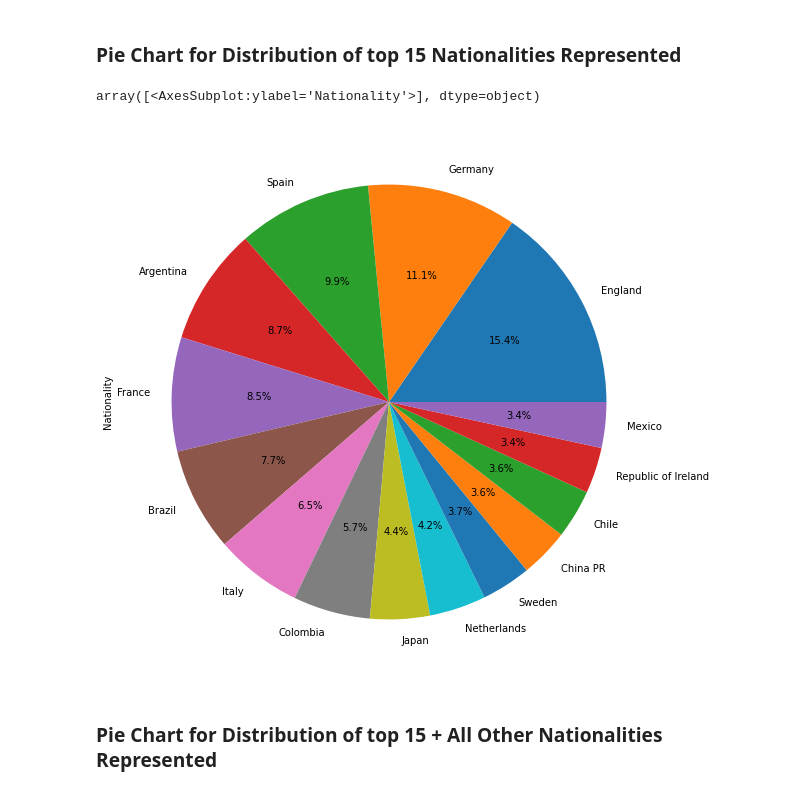
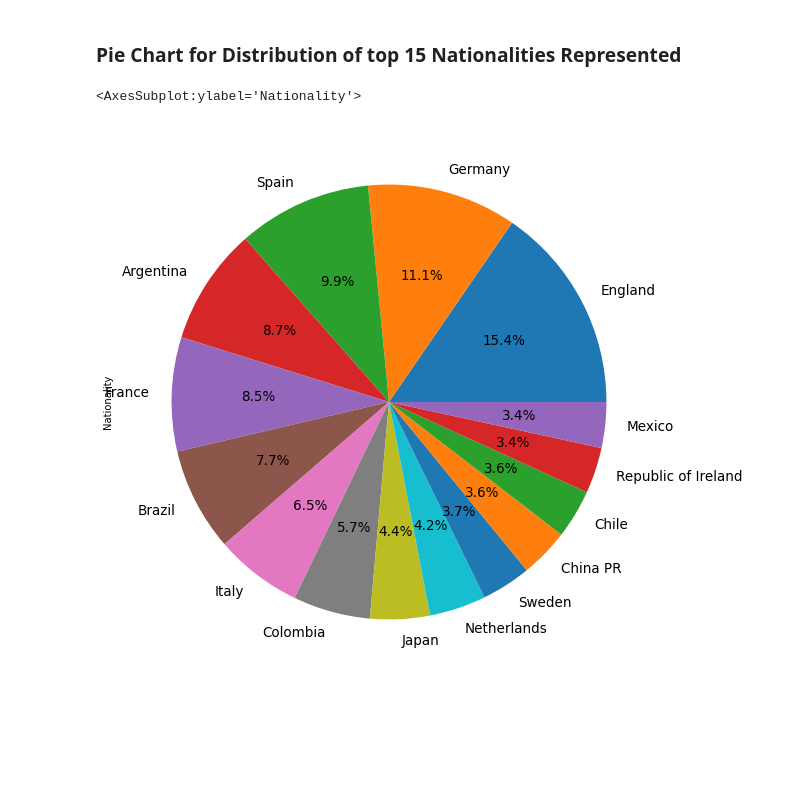
Before and after one commit to sarahhling/CS486-Machine-Learning, a Jupyter notebook: Lab 1.ipynb, the cells around one changed output. Drawn from its saved outputs; the diff is of its cells as text; code cells hidden in the pictures; blank space fills up the shorter version.

```diff
--- a/Lab 1.ipynb
+++ b/Lab 1.ipynb
@@ -280,14 +262,12 @@ Name: Nationality, Length: 164, dtype: int64
 # %% [markdown]
 ### Pie Chart for Distribution of top 15 Nationalities Represented
 # %%
-#Plotting the Nationality of players with the top 15 highest value counts
+#Plotting the Nationality of players with the top 15 highest value counts using pandas
 
-df.Nationality.value_counts().head(15).plot(kind='pie', subplots=True, figsize=(10, 10), autopct='%1.1f%%')
+df.Nationality.value_counts().head(15).plot(kind='pie', figsize=(10, 10), autopct='%1.1f%%', fontsize=13.5)
 # %% [output]
-array([<AxesSubplot:ylabel='Nationality'>], dtype=object)
+<AxesSubplot:ylabel='Nationality'>
-[figure, old version]
+[figure, new version]
-# %% [markdown]
-### Pie Chart for Distribution of top 15 + All Other Nationalities Represented
 # %%
 #New Dataframe created for the purpose of storing nationality and value counts
 
```
Also changed, not shown: parts of 15 cells of this notebook.
